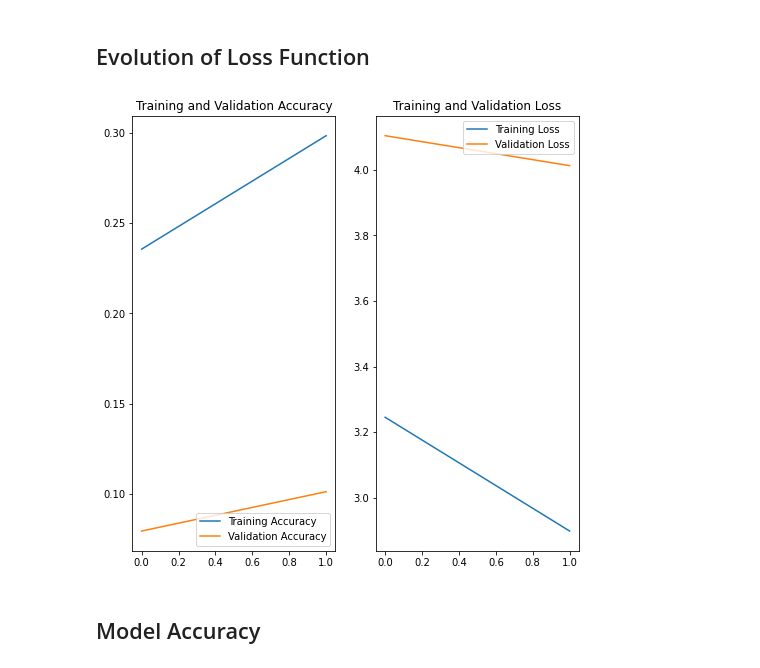
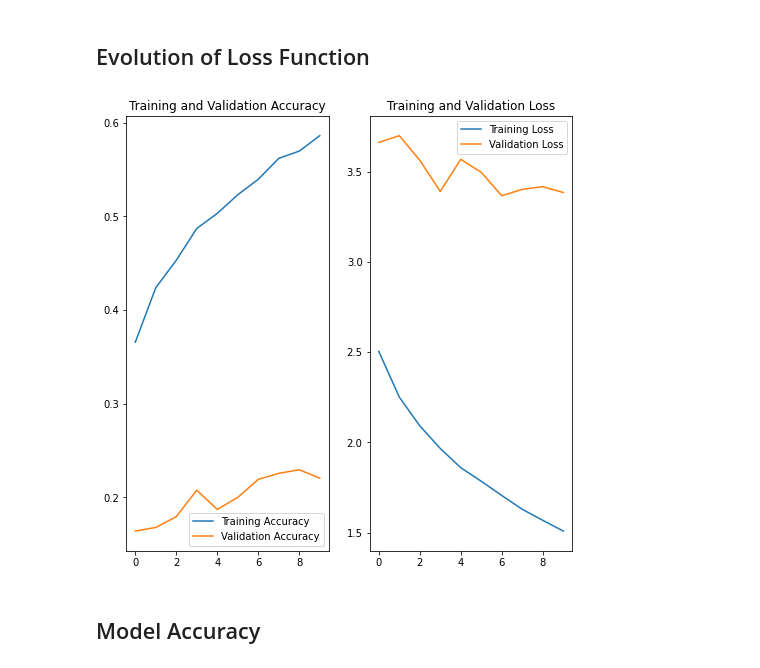
Before and after one commit to oliveirampo/dog_breed_classification, a Jupyter notebook: train_model.ipynb, the cells around one changed output. Saved outputs shown, nothing was run; the diff lists cells and outputs as text; code cells hidden in the pictures.

```diff
--- a/scr/train_model.ipynb
+++ b/train_model.ipynb
@@ -214,5 +247,5 @@ Clipping input data to the valid range for imshow with RGB data ([0..1] for floa
 # %%
-def train_transfer_learning_vgg(x_train, y_train, x_validation, y_validation):
+def train_transfer_learning_vgg(x_train, y_train, x_validation, y_validation, epochs_part1, epochs_part2):
     """Fine tune pretrained VGG model."""
 
     base_model = VGG16(weights='imagenet', include_top=False)
@@ -222,7 +255,10 @@ def train_transfer_learning_vgg(x_train, y_train, x_validation, y_validation):
     x = base_model.output
     x = GlobalAvgPool2D()(x)
     # let's add a fully-connect layer
+    x = Dense(64, activation='relu')(x)
+    x = Dropout(0.3)(x)
     x = Dense(1024, activation='relu')(x)
+    x = Dropout(0.3)(x)
     # add a logistic layer -- with correct number of classes
     predictions = Dense(y_train.shape[1], activation='softmax')(x)
 
@@ -239,7 +275,7 @@ def train_transfer_learning_vgg(x_train, y_train, x_validation, y_validation):
     model.compile(optimizer='rmsprop', loss='categorical_crossentropy', metrics=['accuracy'])
 
     # train the model on the new fata for a few epochs
-    model.fit(x_train, y_train, epochs=2, validation_data=(x_validation, y_validation), verbose=1, shuffle=True)
+    model.fit(x_train, y_train, epochs=epochs_part1, batch_size=20, validation_data=(x_validation, y_validation), verbose=1, shuffle=True)
     # model.fit(train_vgg16, train_targets, epochs=20, validation_data=(valid_vgg16, valid_targets),
     #           callbacks=[checkpointer], verbose=1, shuffle=True)
 
@@ -249,8 +285,9 @@ def train_transfer_learning_vgg(x_train, y_train, x_validation, y_validation):
 
     # let's visualize layer names and layer indices to see how many layers
     # we should freeze:
-    for i, layer in enumerate(base_model.layers):
-        print(i, layer.name)
+    # for i, layer in enumerate(base_model.layers):
+        # print(i, layer.name)
+    print('\n')
 
     # we chose to train the top block, i.e. we will freeze
     # the first 14 layers and unfreeze the rest:
@@ -261,13 +298,13 @@ def train_transfer_learning_vgg(x_train, y_train, x_validation, y_validation):
 
     # we need to recompile the model for these modifications to take effect
     # we use SGD with a low learning rate
-    model.compile(optimizer=SGD(lr=0.0001, momentum=0.9), loss='categorical_crossentropy', metrics=['accuracy'])
+    model.compile(optimizer=SGD(lr=0.001, momentum=0.9), loss='categorical_crossentropy', metrics=['accuracy'])
 
     # we train our model again (this time fine-tuning the top block
     # alongside the top Dense layers
-    history = model.fit(x_train, y_train, epochs=2, validation_data=(x_validation, y_validation), verbose=1, shuffle=True)
+    history = model.fit(x_train, y_train, epochs=epochs_part2, batch_size=20, validation_data=(x_validation, y_validation), verbose=1, shuffle=True)
 
     return model, history
 # %%
-model, history = train_transfer_learning_vgg(x_train, train_targets, x_valid, valid_targets)
+model, history = train_transfer_learning_vgg(x_train, train_targets, x_valid, valid_targets, epochs_part1, epochs_part2)
 # %% [output]
@@ -354,10 +393,10 @@ def plot_optimization_Results(history, epochs):
   plt.title('Training and Validation Loss')
   plt.show()
 # %%
-epochs = 2
+epochs = 10
 plot_optimization_Results(history, epochs)
 # %% [output]
-[figure, old version]
+[figure, new version]
 # %% [markdown]
 ## Model Accuracy
 # %%
```
Also changed, not shown: parts of 9 cells of this notebook.
